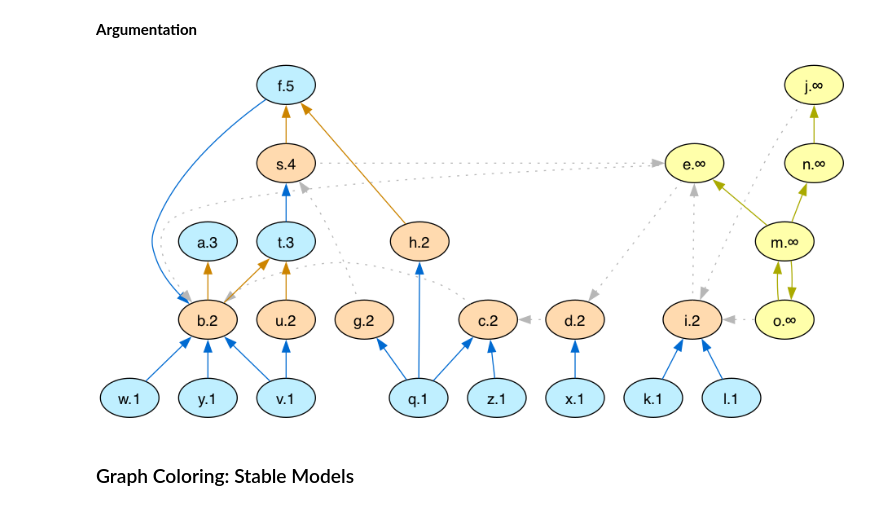
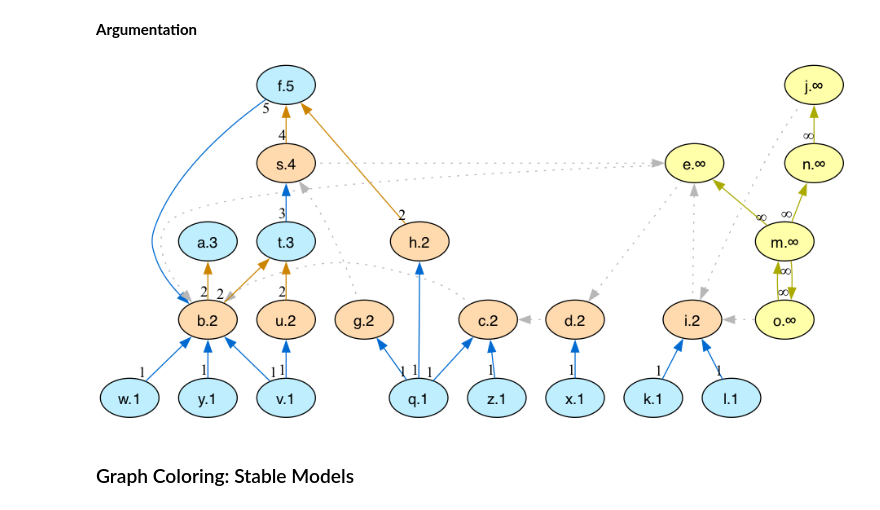
Before and after one commit to idaks/Games-and-Argumentation, a Jupyter notebook: IDCC-2024/animal_example.ipynb, the cells around one changed output. Cells and saved outputs as stored; diff of their text form; code cells hidden in the pictures.

Commit message:
fix arg edge label and label loc

```diff
--- a/IDCC-2024/animal_example.ipynb
+++ b/IDCC-2024/animal_example.ipynb
@@ -192,29 +192,30 @@ Image("graphs/game_graph_colored.png")
 # %%
 arg_node_color_wfs = {
     "accepted": "blue",
     "defeated": "orange",
     "undefined": "yellow",
 }
 arg_edge_color_wfs = {
     ("blue", "blue"): "gray",
     ("blue", "yellow"): "gray",
     ("yellow", "blue"): "gray",
     ("yellow", "yellow"): "yellow",
     ("blue", "orange"): "blue",
     ("orange", "blue"): "orange",
 }
 visualize_wfs(
     "files/plain_wm_graph.dlv",
     "arg",
     arg_node_color_wfs,
     arg_edge_color_wfs,
     arg=True,
     show_node_label=True,
+    show_edge_label=True,
     rank=True
 )
 Image("graphs/arg_graph_colored.png")
 # %% [output]
-[figure, old version]
+[figure, new version]
 # %% [markdown]
 ### Graph Coloring: Stable Models
 # %% [markdown]
```
Also changed, not shown: 6 other files.
